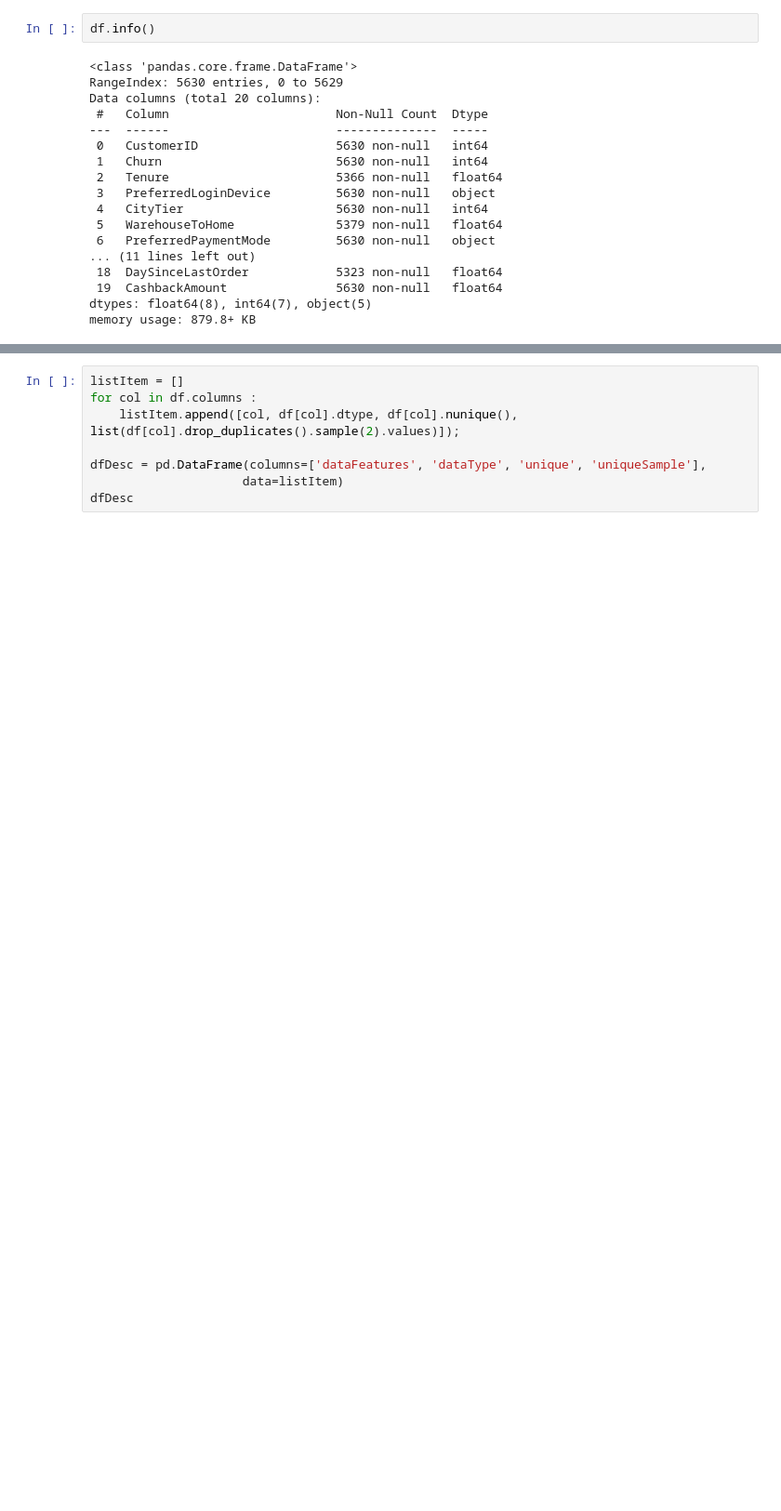
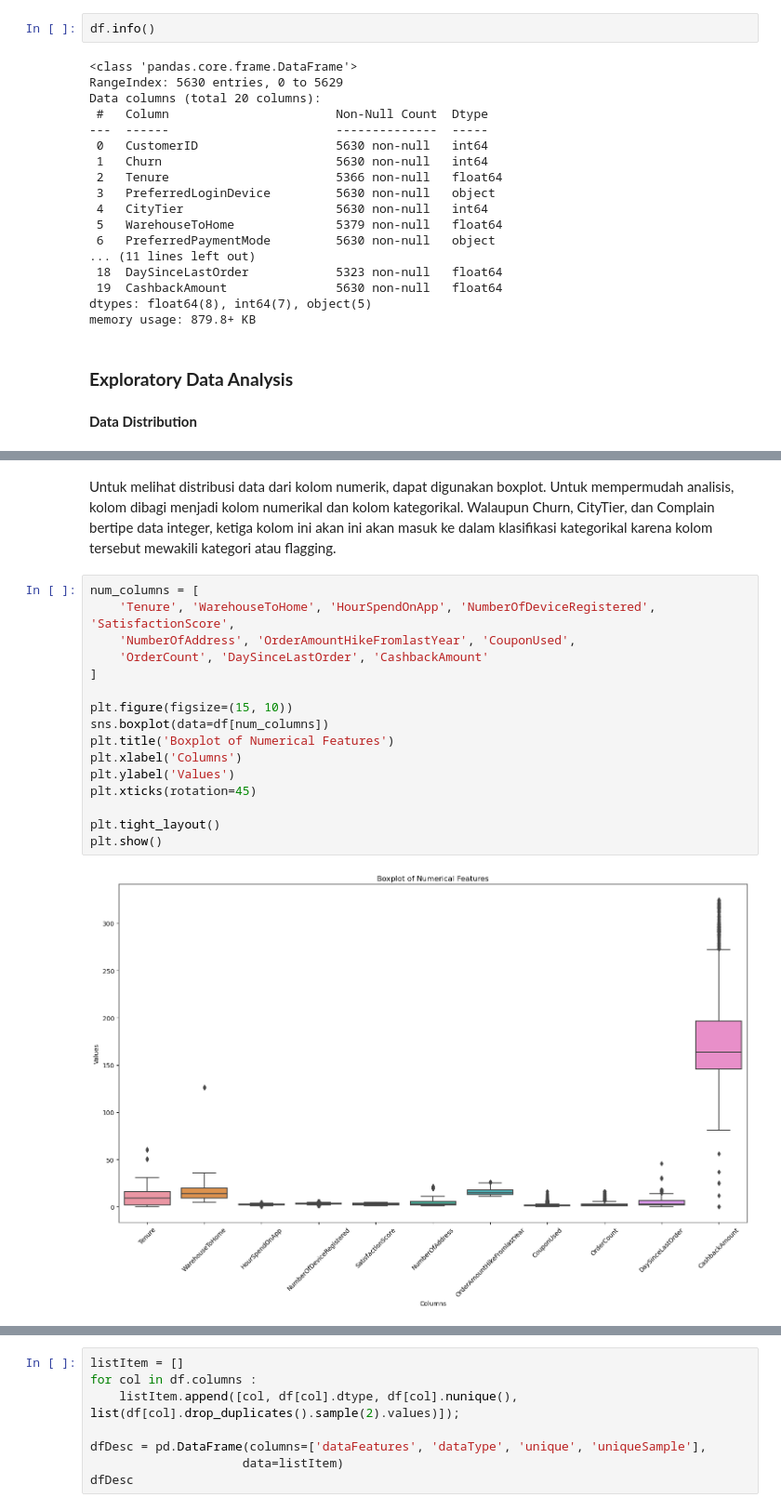
Before and after one commit to Dokaebi20/Finpro_Zetta_11-24, a Jupyter notebook: FinPro.ipynb, the cells around one changed output, grey strips where cells are left out. Shown at 93% size. Cells and saved outputs as stored; diff of their text form; blank space fills up the shorter version.

```diff
--- a/FinPro.ipynb
+++ b/FinPro.ipynb
@@ -119,6 +122,10 @@ Data columns (total 20 columns):
  19  CashbackAmount               5630 non-null   float64
 dtypes: float64(8), int64(7), object(5)
 memory usage: 879.8+ KB
+# %% [markdown]
+### **Exploratory Data Analysis**
+# %% [markdown]
+**Data Distribution**
 # %%
 df.describe()
 # %% [output]
@@ -131,3 +138,23 @@ df.describe()
 | 50% | 52815.500000 | 0.000000 | 9.000000 | 1.000000 | 14.000000 | 3.000000 | 4.000000 | ... |
 | 75% | 54222.750000 | 0.000000 | 16.000000 | 3.000000 | 20.000000 | 3.000000 | 4.000000 | ... |
 | max | 55630.000000 | 1.000000 | 61.000000 | 3.000000 | 127.000000 | 5.000000 | 6.000000 | ... |
+# %% [markdown]
+Untuk melihat distribusi data dari kolom numerik, dapat digunakan boxplot. Untuk mempermudah analisis, kolom dibagi menjadi kolom numerikal dan kolom kategorikal. Walaupun Churn, CityTier, dan Complain bertipe data integer, ketiga kolom ini akan ini akan masuk ke dalam klasifikasi kategorikal karena kolom tersebut mewakili kategori atau flagging.
+# %%
+num_columns = [
+    'Tenure', 'WarehouseToHome', 'HourSpendOnApp', 'NumberOfDeviceRegistered', 'SatisfactionScore',
+    'NumberOfAddress', 'OrderAmountHikeFromlastYear', 'CouponUsed',
+    'OrderCount', 'DaySinceLastOrder', 'CashbackAmount'
+]
+
+plt.figure(figsize=(15, 10))
+sns.boxplot(data=df[num_columns])
+plt.title('Boxplot of Numerical Features')
+plt.xlabel('Columns')
+plt.ylabel('Values')
+plt.xticks(rotation=45)
+
+plt.tight_layout()
+plt.show()
+# %% [output]
+[figure, added]
```
Also changed, not shown: parts of 36 cells of this notebook.
